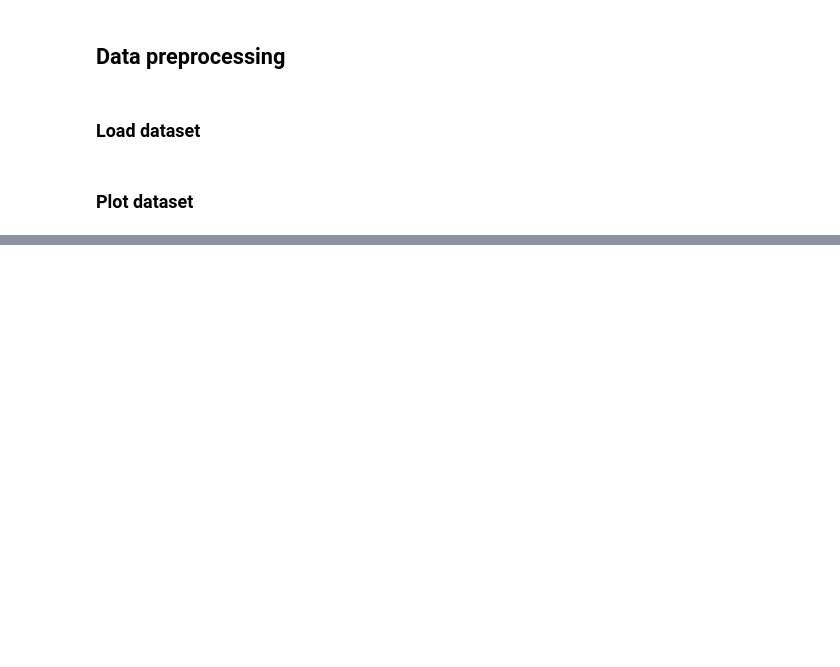
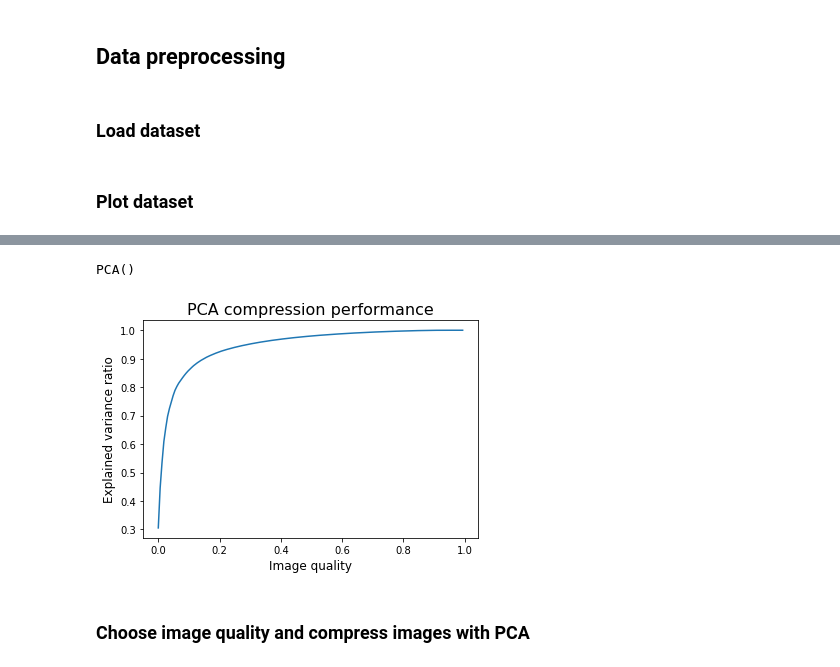
Before and after one commit to jeffcav/face-recog, a Jupyter notebook: yalefaces.ipynb, the cells around one changed output, grey strips where cells are left out. Cells and saved outputs as stored; diff of their text form; code cells hidden in the pictures; blank space fills up the shorter version.

```diff
--- a/yalefaces.ipynb
+++ b/yalefaces.ipynb
@@ -56,0 +69,19 @@ plt.show()
+# %%
+from sklearn.decomposition import PCA
+
+pca = PCA()
+pca.fit(X)
+# %% [output]
+PCA()
+# %%
+plt.plot(np.arange(num_faces)/165, np.cumsum(pca.explained_variance_ratio_))
+
+plt.title("PCA compression performance", size=16)
+plt.ylabel("Explained variance ratio", size=12)
+plt.xlabel("Image quality", size=12)
+
+plt.show()
+# %% [output]
+[figure, added]
+# %% [markdown]
+### Choose image quality and compress images with PCA
```
Also changed, not shown: parts of 18 cells of this notebook, 1 other file.
